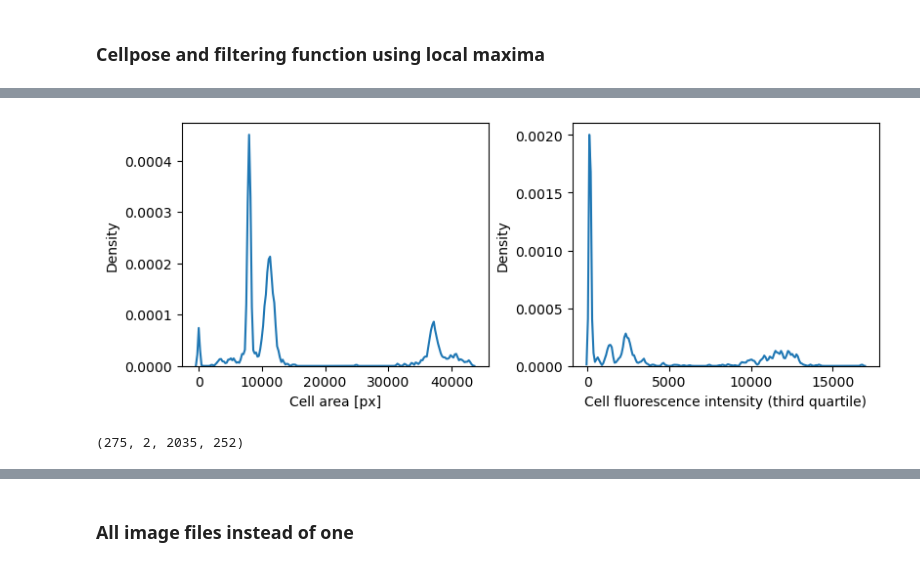
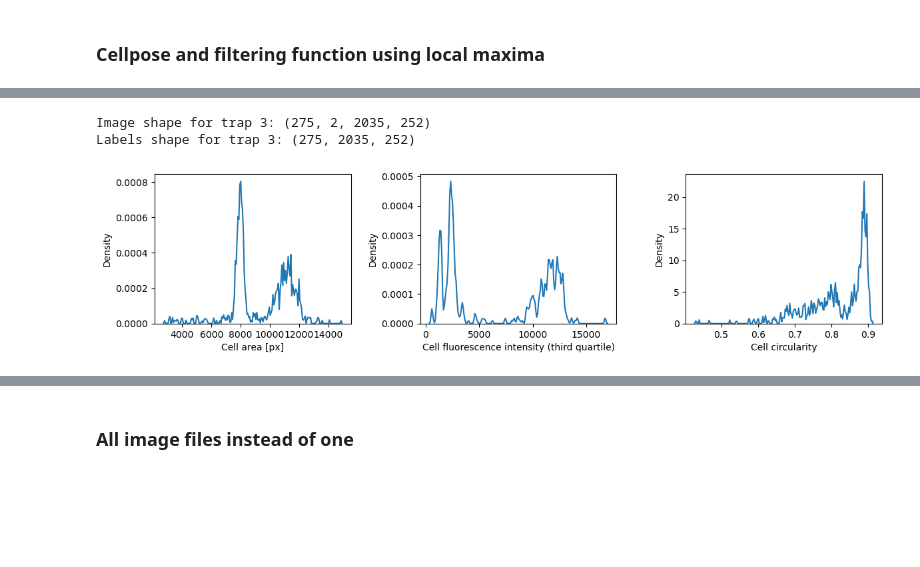
Before and after one commit to michaelkin1/Master_Thesis_Michael_Kinsella_Symbiodinium_Pipeline, a Jupyter notebook: MM_pipeline.ipynb, the cells around one changed output, grey strips where cells are left out. Cells and saved outputs as stored; diff of their text form; code cells hidden in the pictures; blank space fills up the shorter version.

Commit message:
Adv. Filtering

```diff
--- a/MM_pipeline.ipynb
+++ b/MM_pipeline.ipynb
@@ -333,10 +335,10 @@ channels_cellpose = [0, 0]
 
 #PARAMETERS FOR THE CELLPOSE MODEL
 custom_params_segmentation = {
-    'diameter': 70.0,
+    'diameter': 90.0,
     'cellprob_threshold': 0.001,
-    'flow_threshold': 0.4,
-    'min_size': 2000
+    'flow_threshold': 0.6,
+    #'min_size': 2000
 }
 # %%
 img_dir = cropped_traps_output_dir
@@ -411,3 +371,0 @@ WARNING: QWindowsWindow::setGeometry: Unable to set geometry 1920x1212+0+34 (fra
-# %%
-labels = tifffile.imread(r"C:\Users\micha\Desktop\MM_data_Pipeline_results_all\MM_pipeline_results_converted_Z1\Labels_directory\labels_trap_3_all_frames_series.tiff")
-img = tifffile.imread(r"C:\Users\micha\Desktop\MM_data_Pipeline_results_all\MM_pipeline_results_converted_Z1\Cropped_traps_directory\trap_3_all_frames_series.tiff")
@@ -414,19 +413,53 @@ img = tifffile.imread(r"C:\Users\micha\Desktop\MM_data_Pipeline_results_all\MM_p
+# %%
+trap_number_to_filter = 3
+# %%
+paths = get_paths(trap_number_to_filter)
+if paths['img'] and paths['labels']:
+    img = tifffile.imread(paths['img'])
+    labels = tifffile.imread(paths['labels'])
+    print(f"Image shape for trap {trap_number_to_filter}: {img.shape}")
+    print(f"Labels shape for trap {trap_number_to_filter}: {labels.shape}")
+else:
+    print(f"No data found for trap {trap_number_to_filter}")
+# %% [output]
+Image shape for trap 3: (275, 2, 2035, 252)
+Labels shape for trap 3: (275, 2035, 252)
 # %%
+import matplotlib.pyplot as plt
+import seaborn as sns
+
+# Define filtering thresholds
+min_area_threshold = 1500  # Adjust as needed
+max_area_threshold = 20000  # Adjust as needed
+min_intensity_threshold = 500  # Adjust as needed
+
 cell_areas_px = []
 cell_fluorescence_intensity_Q3s = []
+cell_circularities = []
 
 for t in range(img.shape[0]):
-    regions = regionprops(labels[t], intensity_image=np.moveaxis(img[t], 0, -1))
-    cell_areas_px += [r.area for r in regions]
-    cell_fluorescence_intensity_Q3s += [np.quantile(r.image_intensity[r.image, 1], 0.75) for r in regions]
+    clear_labels = skimage.segmentation.clear_border(labels[t])
+    regions = regionprops(clear_labels, intensity_image=np.moveaxis(img[t], 0, -1))
+    for r in regions:
+        if min_area_threshold <= r.area <= max_area_threshold:
+            cell_areas_px.append(r.area)
+            intensity_q3 = np.quantile(r.image_intensity[r.image, 1], 0.75)
+            if intensity_q3 >= min_intensity_threshold:
+                cell_fluorescence_intensity_Q3s.append(intensity_q3)
+                # Calculate circularity
+                circularity = (4 * np.pi * r.area) / (r.perimeter ** 2)
+                cell_circularities.append(circularity)
 
-
-fig, (lax, rax) = plt.subplots(ncols=2, figsize=(8, 3), layout="constrained")
+warnings.filterwarnings("ignore")
+fig, (lax, rax, cax) = plt.subplots(ncols=3, figsize=(12, 3), layout="constrained")
 sns.kdeplot(x=cell_areas_px, bw_adjust=0.05, ax=lax)
 lax.set_xlabel("Cell area [px]")
 sns.kdeplot(x=cell_fluorescence_intensity_Q3s, bw_adjust=0.05, ax=rax)
 rax.set_xlabel("Cell fluorescence intensity (third quartile)")
+sns.kdeplot(x=cell_circularities, bw_adjust=0.05, ax=cax)
+cax.set_xlabel("Cell circularity")
+plt.tight_layout()
 plt.show()
 # %% [output]
-[figure, old version]
+[figure, new version]
 # %%
@@ -448,8 +494,4 @@ for t in range(img.shape[0]):
 filtered_labels = np.array(filtered_labels)
-# %%
-print(img.shape)
-# %% [output]
-(275, 2, 2035, 252)
 # %%
 viewer = napari.Viewer()
 
```
Also changed, not shown: parts of 15 cells of this notebook.
